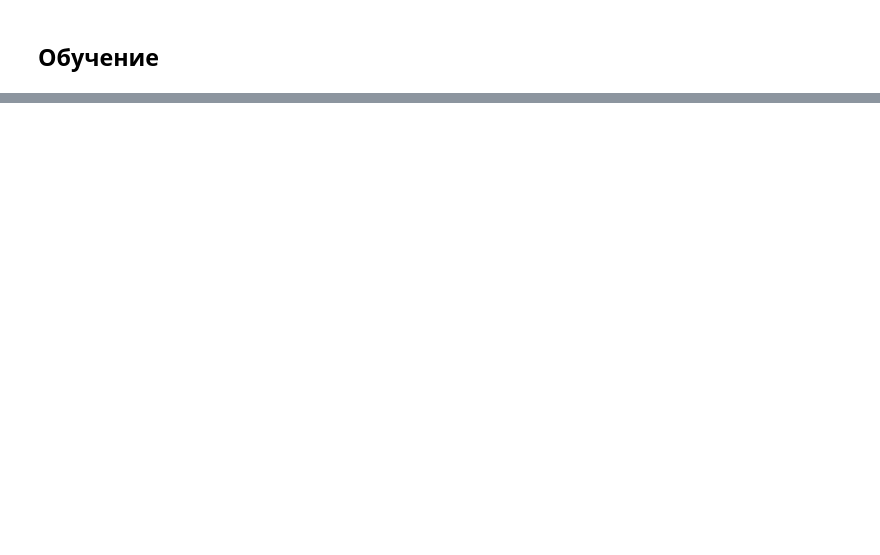
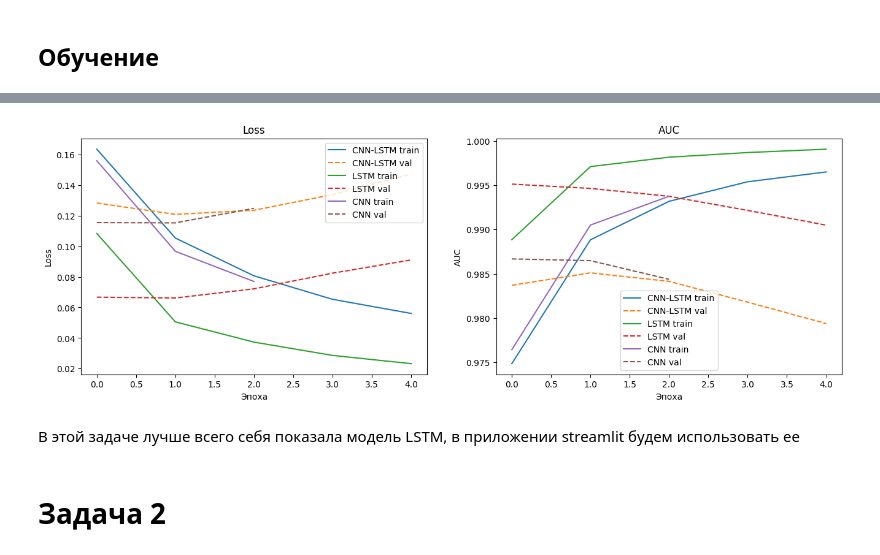
Before and after one commit to KishlakEnjoyer/MachineLearning_and_BigData, a Jupyter notebook: 4kurs/tone-comments/classification-tone-comments.ipynb, the cells around one changed output, grey strips where cells are left out. Drawn from its saved outputs; the diff is of its cells as text; code cells hidden in the pictures; blank space fills up the shorter version.

```diff
--- a/4kurs/tone-comments/classification-tone-comments.ipynb
+++ b/4kurs/tone-comments/classification-tone-comments.ipynb
@@ -379,0 +439,12 @@ plt.show()
+# %%
+
+early_stopping = EarlyStopping(
+    monitor='val_loss',
+    patience=3,
+    restore_best_weights=True,
+    verbose=1
+)
+# %%
+model = build_cnn_lstm()
+
+history = model.fit(X_train_pad, y_train, epochs=20, batch_size=128, validation_split=0.2, callbacks=[early_stopping])
@@ -379,0 +464,4 @@ plt.show()
+# %%
+model2 = build_lstm()
+
+history2 = model2.fit(X_train_pad, y_train, epochs=20, batch_size=128, validation_split=0.2, callbacks=[early_stopping])
@@ -379,0 +481,4 @@ plt.show()
+# %%
+model3 = build_cnn()
+
+history3 = model3.fit(X_train_pad, y_train, epochs=20, batch_size=128, validation_split=0.2, callbacks=[early_stopping])
@@ -379,0 +494,36 @@ plt.show()
+# %%
+def plot_history_multiclass(histories, model_names):
+    plt.figure(figsize=(16,5))
+
+    # Losss
+    plt.subplot(1,2,1)
+    for history, name in zip(histories, model_names):
+        plt.plot(history.history['loss'], label=f'{name} train')
+        plt.plot(history.history['val_loss'], '--', label=f'{name} val')
+    plt.title('Loss')
+    plt.xlabel('Эпоха')
+    plt.ylabel('Loss')
+    plt.legend()
+
+    # AUC
+    plt.subplot(1,2,2)
+    for history, name in zip(histories, model_names):
+        plt.plot(history.history['AUC'], label=f'{name} train')
+        plt.plot(history.history['val_AUC'], '--', label=f'{name} val')
+    plt.title('AUC')
+    plt.xlabel('Эпоха')
+    plt.ylabel('AUC')
+    plt.legend()
+
+    plt.show()
+
+plot_history_multiclass(
+    [history, history2, history3],
+    ['CNN-LSTM', 'LSTM', 'CNN']
+)
+# %% [output]
+[figure, added]
+# %% [markdown]
+В этой задаче лучше всего себя показала модель LSTM, в приложении streamlit будем использовать ее
+# %% [markdown]
+# Задача 2
```
Also changed, not shown: parts of 55 cells of this notebook, 9 other files.
